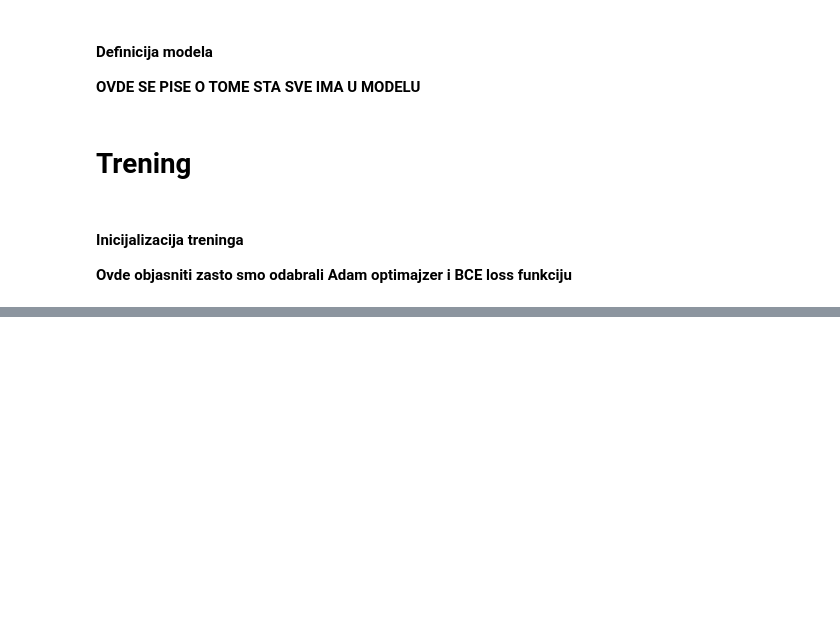
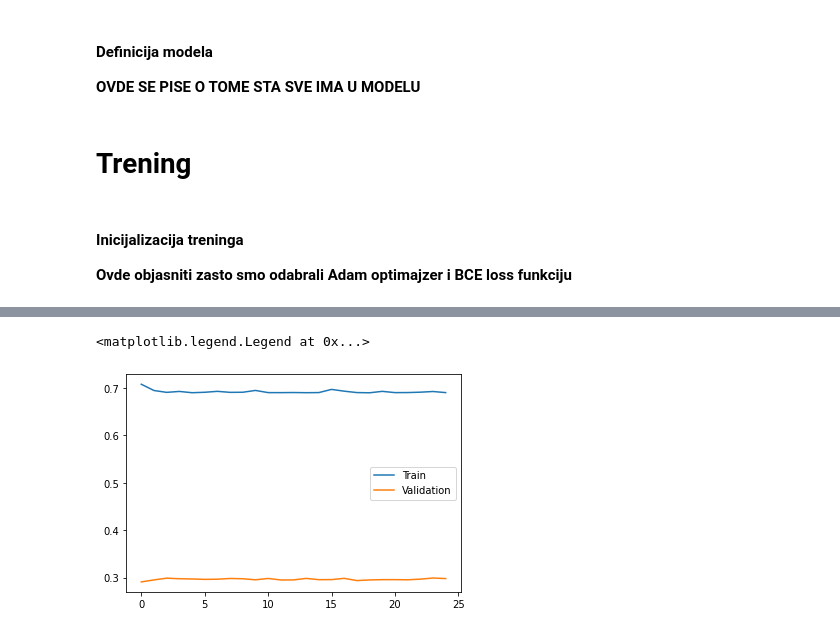
Before and after one commit to Paralelopipet/NM-Nba-prediction, a Jupyter notebook: NBA_predictions.ipynb, the cells around one changed output, grey strips where cells are left out. Drawn from its saved outputs; the diff is of its cells as text; code cells hidden in the pictures; blank space fills up the shorter version.

```diff
--- a/NBA_predictions.ipynb
+++ b/NBA_predictions.ipynb
@@ -90,0 +122,4 @@ Dataset sadrži 61016 odbiraka, od čega su 2.35% pozitivni.
+# %%
+reduced_df = pd.DataFrame(X_reduced, columns=[f"f{idx}" for idx in range(num_of_components)])
+reduced_df["Target"] = clean_df["Target"]
+reduced_df
@@ -94,4 +143,4 @@ Dataset sadrži 61016 odbiraka, od čega su 2.35% pozitivni.
 from sklearn.model_selection import train_test_split
 
 # Do train/test split
-train_df, valid_df = train_test_split(clean_df, train_size=.7)
+train_df, valid_df = train_test_split(reduced_df, train_size=.7)
@@ -192,13 +246,25 @@ class NBA_Draft_Predictor(nn.Module):
 # %% [markdown]
 # Trening
 # %%
+from torch.utils.data import WeightedRandomSampler
+
 train_dataset = NBA_Dataset(train_df)
 
 train_parameters = {
     "batch_size": 32,
-    "shuffle": True,
+    "shuffle": False,
     "num_workers": 1,
 }
+
+# Initialize sampler
+
+value_counts = train_dataset.df["Target"].value_counts()
+class_sample_count = np.array([value_cnts[False], value_cnts[True]])
+
+weight = 1. / class_sample_count
+
+samples_weight = torch.Tensor([weight[target] for target in train_dataset.targets])
+train_parameters["sampler"] = WeightedRandomSampler(samples_weight, len(samples_weight))
 
 training_loader = DataLoader(train_dataset, **train_parameters)
 
@@ -221,13 +287,13 @@ from torch.nn import BCELoss, CrossEntropyLoss
 from torch.optim import Adam, SGD
 
 # Initialize optimizer
-model = NBA_Draft_Predictor([18, 1])
+model = NBA_Draft_Predictor([train_dataset.inputs.shape[1], 10, 1])
 
 # Initialize loss function as Binary Cross Entropy
 loss_function = BCELoss()
 
 # Define learning rate
-lr = 0.01
+lr = 1e-2
 
 # Init Adam optimizer
 optimizer = Adam(params=model.parameters(), lr=lr)
@@ -300,0 +416,9 @@ KeyboardInterrupt:
+# %%
+import matplotlib.pyplot as plt
+
+plt.plot(training_loss, label="Train")
+plt.plot(validation_loss, label="Validation")
+plt.legend()
+# %% [output]
+<matplotlib.legend.Legend at 0x...>
+[figure, added]
```
Also changed, not shown: parts of 10 cells of this notebook.
